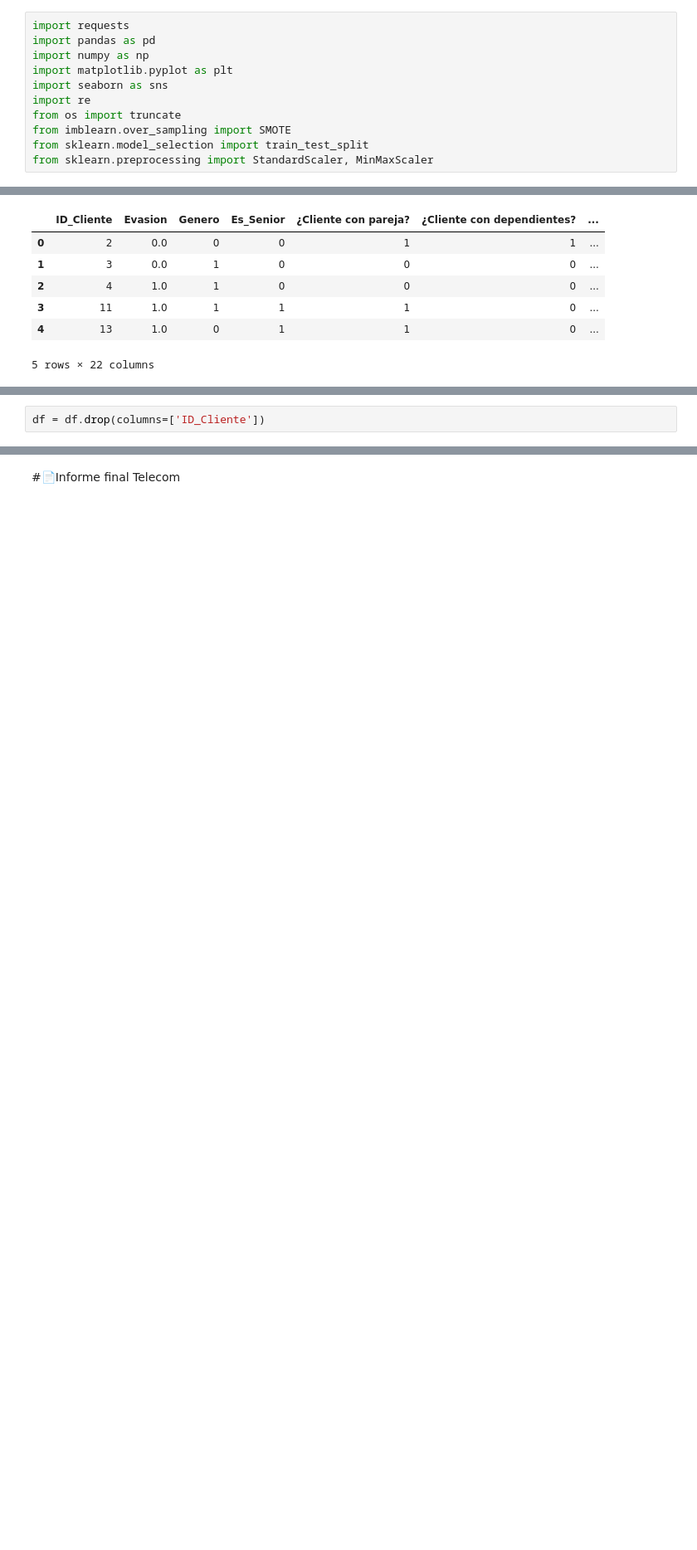
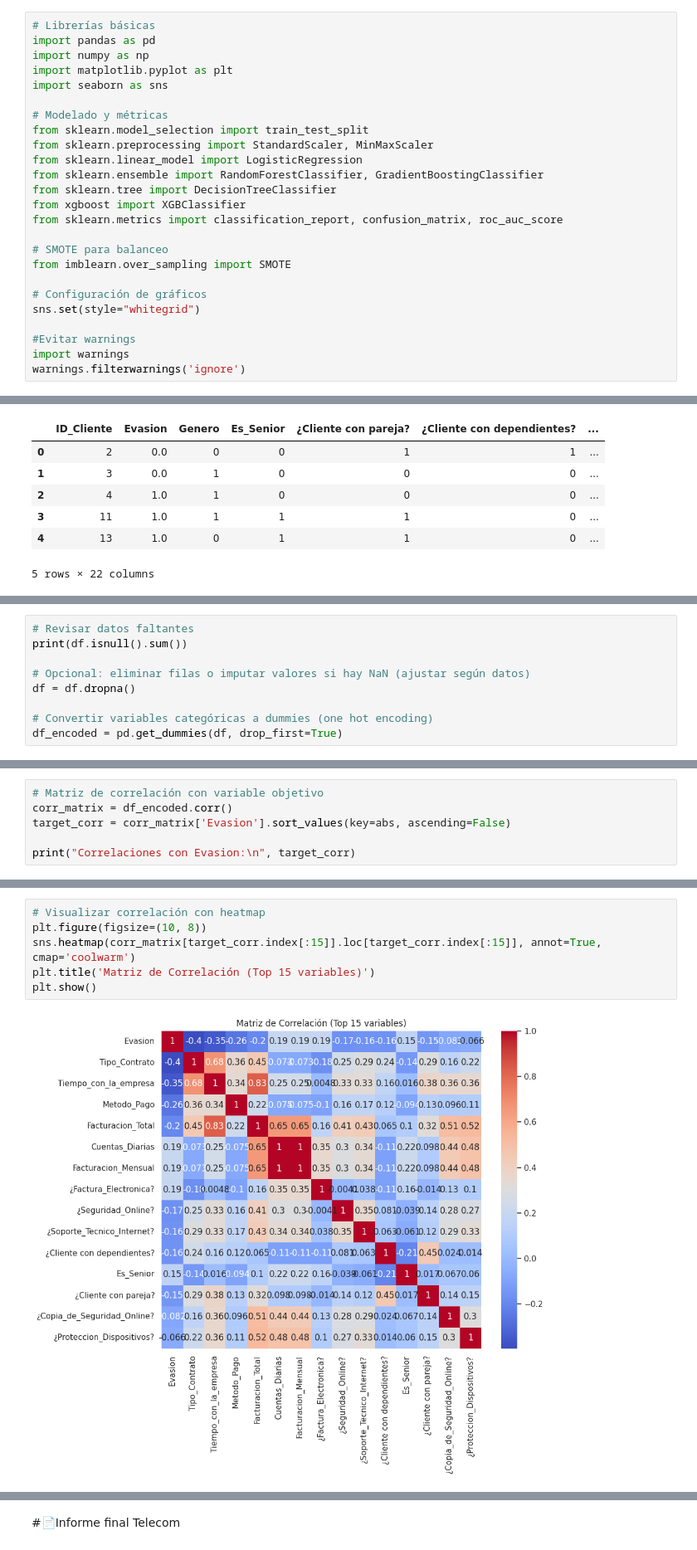
Before and after one commit to Daimond92/TelecomX2-data-science, a Jupyter notebook: Telecom_X.ipynb, the cells around one changed output, grey strips where cells are left out. Shown: that part at 83% size. Drawn from its saved outputs; the diff is of its cells as text; blank space fills up the shorter version.

Commit message:
Final report for Telecom X

```diff
--- a/Telecom_X.ipynb
+++ b/Telecom_X.ipynb
@@ -5,12 +9,26 @@
 # %%
-import requests
+# Librerías básicas
 import pandas as pd
 import numpy as np
 import matplotlib.pyplot as plt
 import seaborn as sns
-import re
-from os import truncate
-from imblearn.over_sampling import SMOTE
+
+# Modelado y métricas
 from sklearn.model_selection import train_test_split
 from sklearn.preprocessing import StandardScaler, MinMaxScaler
+from sklearn.linear_model import LogisticRegression
+from sklearn.ensemble import RandomForestClassifier, GradientBoostingClassifier
+from sklearn.tree import DecisionTreeClassifier
+from xgboost import XGBClassifier
+from sklearn.metrics import classification_report, confusion_matrix, roc_auc_score
+
+# SMOTE para balanceo
+from imblearn.over_sampling import SMOTE
+
+# Configuración de gráficos
+sns.set(style="whitegrid")
+
+#Evitar warnings
+import warnings
+warnings.filterwarnings('ignore')
 # %% [markdown]
@@ -39,2 +50,0 @@ df.head()
-# %%
-df = df.drop(columns=['ID_Cliente'])
@@ -204,0 +57,9 @@ print(f"Redes Neuronales - AUC-ROC: {roc_auc_score(y_test, nn_model.predict_prob
+# %%
+# Revisar datos faltantes
+print(df.isnull().sum())
+
+# Opcional: eliminar filas o imputar valores si hay NaN (ajustar según datos)
+df = df.dropna()
+
+# Convertir variables categóricas a dummies (one hot encoding)
+df_encoded = pd.get_dummies(df, drop_first=True)
@@ -204,0 +88,6 @@ print(f"Redes Neuronales - AUC-ROC: {roc_auc_score(y_test, nn_model.predict_prob
+# %%
+# Matriz de correlación con variable objetivo
+corr_matrix = df_encoded.corr()
+target_corr = corr_matrix['Evasion'].sort_values(key=abs, ascending=False)
+
+print("Correlaciones con Evasion:\n", target_corr)
@@ -204,0 +112,8 @@ print(f"Redes Neuronales - AUC-ROC: {roc_auc_score(y_test, nn_model.predict_prob
+# %%
+# Visualizar correlación con heatmap
+plt.figure(figsize=(10, 8))
+sns.heatmap(corr_matrix[target_corr.index[:15]].loc[target_corr.index[:15]], annot=True, cmap='coolwarm')
+plt.title('Matriz de Correlación (Top 15 variables)')
+plt.show()
+# %% [output]
+[figure, added]
```
Also changed, not shown: parts of 54 cells of this notebook.
